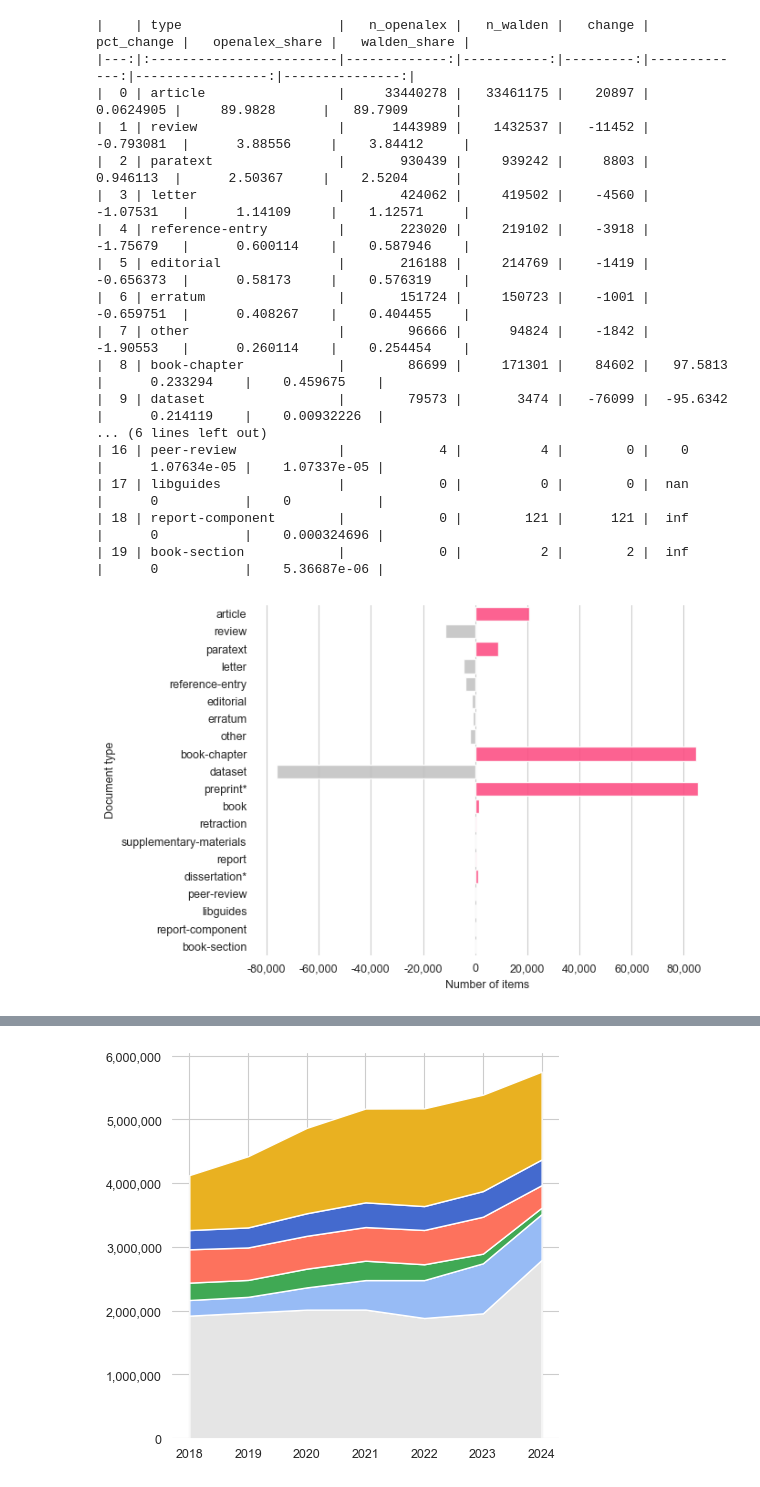
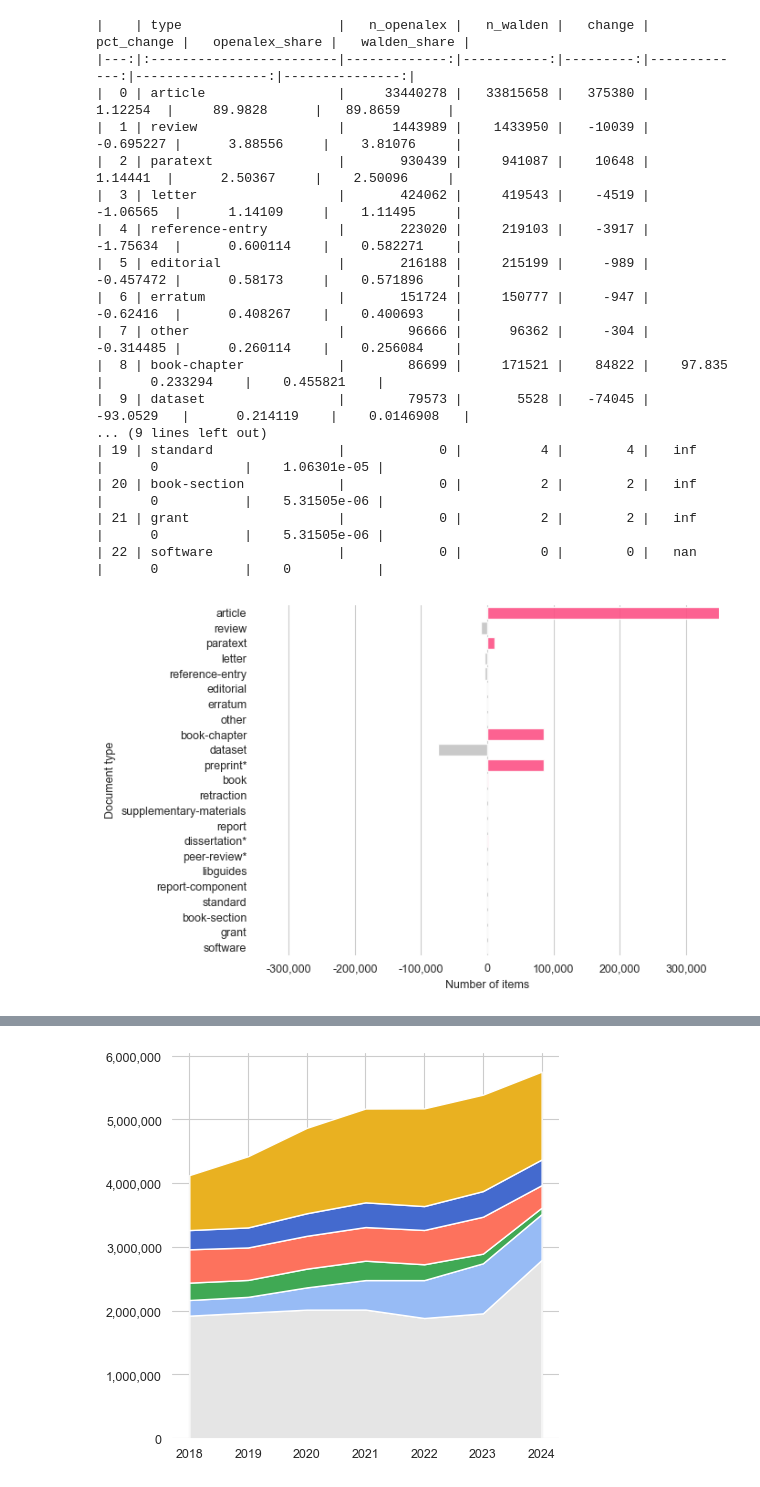
Before and after one commit to naustica/openalex_walden_analysis, a Jupyter notebook: BlogPost.ipynb, the cells around one changed output, grey strips where cells are left out. Saved outputs shown, nothing was run; the diff lists cells and outputs as text; code cells hidden in the pictures.

```diff
--- a/BlogPost.ipynb
+++ b/BlogPost.ipynb
@@ -81,53 +81,55 @@ types_plot
 # %%
 types_plot.replace(to_replace='preprint', value='preprint*', inplace=True)
 types_plot.replace(to_replace='dissertation', value='dissertation*', inplace=True)
+types_plot.replace(to_replace='peer-review', value='peer-review*', inplace=True)
 # %%
 print(types_plot[['type', 'n_openalex', 'n_walden', 'change', 'pct_change', 'openalex_share', 'walden_share']].to_markdown())
 # %% [output]
 |    | type                    |   n_openalex |   n_walden |   change |   pct_change |   openalex_share |   walden_share |
 |---:|:------------------------|-------------:|-----------:|---------:|-------------:|-----------------:|---------------:|
-|  0 | article                 |     33440278 |   33461175 |    20897 |    0.0624905 |     89.9828      |   89.7909      |
-|  1 | review                  |      1443989 |    1432537 |   -11452 |   -0.793081  |      3.88556     |    3.84412     |
-|  2 | paratext                |       930439 |     939242 |     8803 |    0.946113  |      2.50367     |    2.5204      |
-|  3 | letter                  |       424062 |     419502 |    -4560 |   -1.07531   |      1.14109     |    1.12571     |
-|  4 | reference-entry         |       223020 |     219102 |    -3918 |   -1.75679   |      0.600114    |    0.587946    |
-|  5 | editorial               |       216188 |     214769 |    -1419 |   -0.656373  |      0.58173     |    0.576319    |
-|  6 | erratum                 |       151724 |     150723 |    -1001 |   -0.659751  |      0.408267    |    0.404455    |
-|  7 | other                   |        96666 |      94824 |    -1842 |   -1.90553   |      0.260114    |    0.254454    |
-|  8 | book-chapter            |        86699 |     171301 |    84602 |   97.5813    |      0.233294    |    0.459675    |
-|  9 | dataset                 |        79573 |       3474 |   -76099 |  -95.6342    |      0.214119    |    0.00932226  |
-... (6 lines left out)
-| 16 | peer-review             |            4 |          4 |        0 |    0         |      1.07634e-05 |    1.07337e-05 |
-| 17 | libguides               |            0 |          0 |        0 |  nan         |      0           |    0           |
-| 18 | report-component        |            0 |        121 |      121 |  inf         |      0           |    0.000324696 |
-| 19 | book-section            |            0 |          2 |        2 |  inf         |      0           |    5.36687e-06 |
+|  0 | article                 |     33440278 |   33815658 |   375380 |     1.12254  |     89.9828      |   89.8659      |
+|  1 | review                  |      1443989 |    1433950 |   -10039 |    -0.695227 |      3.88556     |    3.81076     |
+|  2 | paratext                |       930439 |     941087 |    10648 |     1.14441  |      2.50367     |    2.50096     |
+|  3 | letter                  |       424062 |     419543 |    -4519 |    -1.06565  |      1.14109     |    1.11495     |
+|  4 | reference-entry         |       223020 |     219103 |    -3917 |    -1.75634  |      0.600114    |    0.582271    |
+|  5 | editorial               |       216188 |     215199 |     -989 |    -0.457472 |      0.58173     |    0.571896    |
+|  6 | erratum                 |       151724 |     150777 |     -947 |    -0.62416  |      0.408267    |    0.400693    |
+|  7 | other                   |        96666 |      96362 |     -304 |    -0.314485 |      0.260114    |    0.256084    |
+|  8 | book-chapter            |        86699 |     171521 |    84822 |    97.835    |      0.233294    |    0.455821    |
+|  9 | dataset                 |        79573 |       5528 |   -74045 |   -93.0529   |      0.214119    |    0.0146908   |
+... (9 lines left out)
+| 19 | standard                |            0 |          4 |        4 |   inf        |      0           |    1.06301e-05 |
+| 20 | book-section            |            0 |          2 |        2 |   inf        |      0           |    5.31505e-06 |
+| 21 | grant                   |            0 |          2 |        2 |   inf        |      0           |    5.31505e-06 |
+| 22 | software                |            0 |          0 |        0 |   nan        |      0           |    0           |
 # %%
 change_color = ['#c3c3c3' if (x < 0) else '#fc5185' for x in types_plot.change]
 # %%
 fig, ax = plt.subplots(figsize=(7,4.5))
 plt.box(False)
 
 sns.barplot(data=types_plot,
             x='change',
             y='type',
             orient='h',
             saturation=1,
             palette=change_color,
             hue='type',
             alpha=0.9,
             zorder=3,
             errorbar=None,)
 
 ax.xaxis.set_major_formatter(mtick.StrMethodFormatter('{x:,.0f}'))
 
+ax.set_xlim(-350000, 350000)
 ax.set(xlabel='Number of items', ylabel='Document type')
 
 plt.tight_layout()
 
 plt.show()
 fig.savefig('media/blog_post_document_types_changes.png', format='png', bbox_inches='tight', dpi=500)
 # %% [output]
-[figure, old version]
+[figure, new version]
 # %%
 fig, ax = plt.subplots(figsize=(7,4.5))
 plt.box(False)
```
Also changed, not shown: parts of 21 cells of this notebook, 6 other files.
